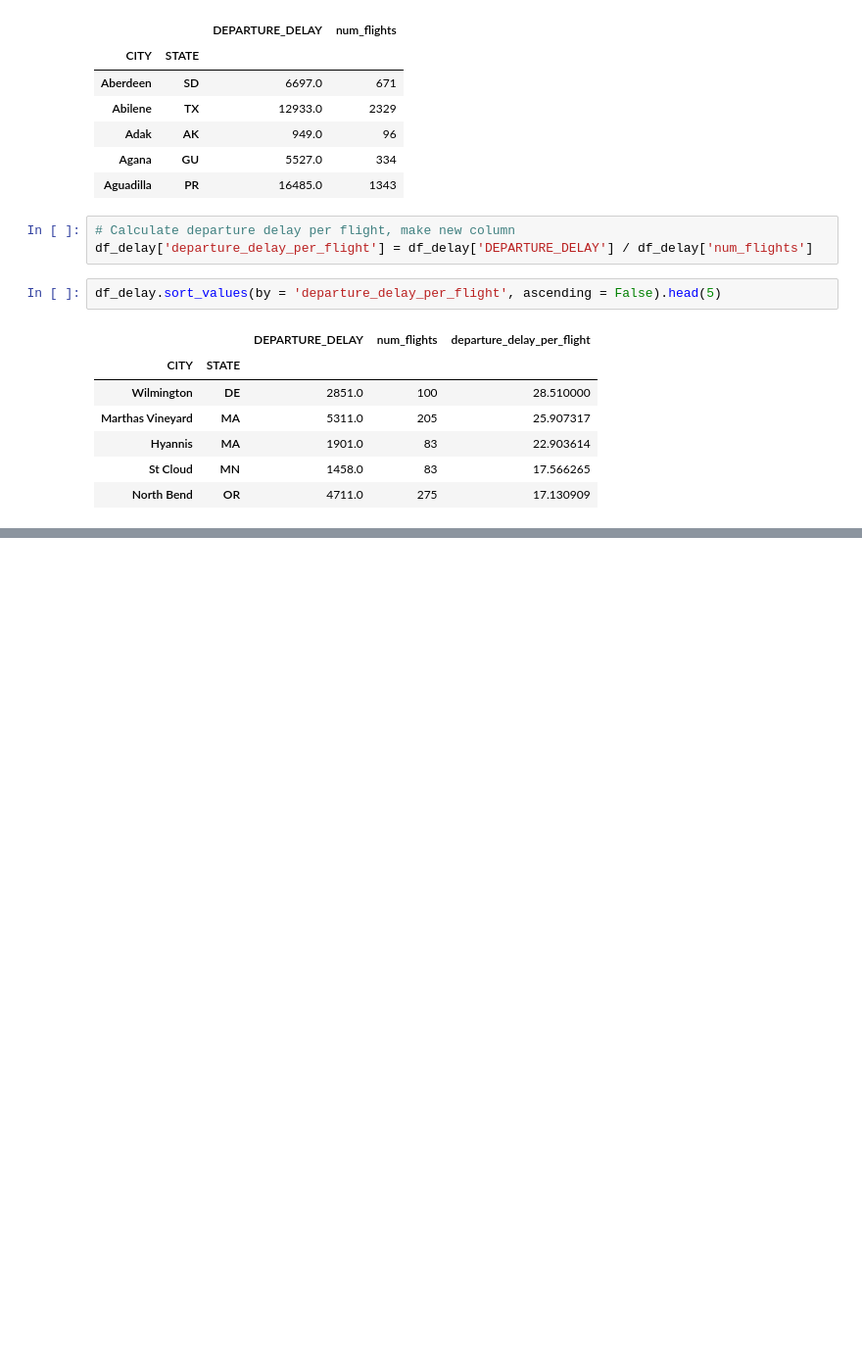
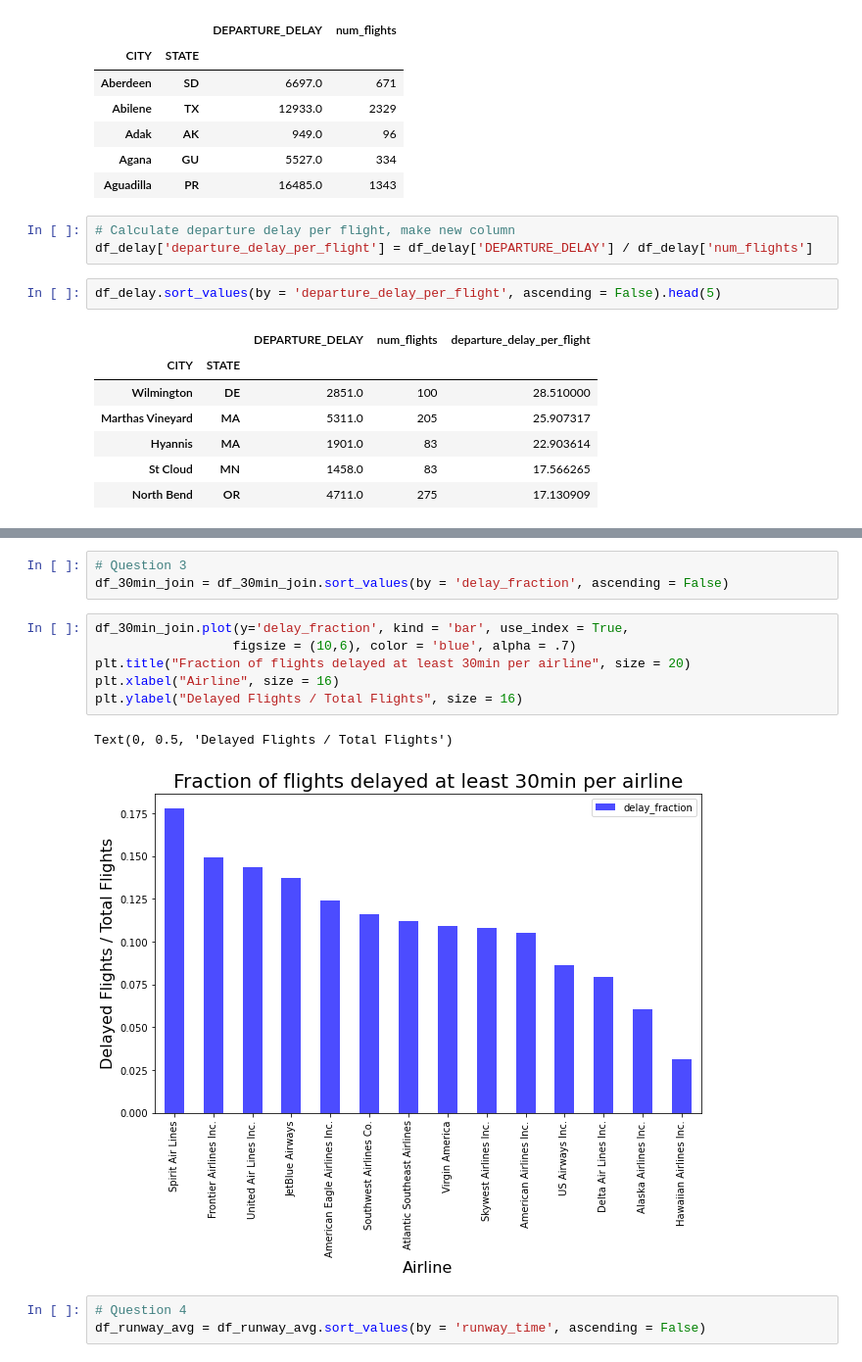
Before and after one commit to EvanMChowdhury/PortfolioProjects, a Jupyter notebook: Pandas_SQL_Flights_Notebook.ipynb, the cells around one changed output, grey strips where cells are left out. Shown: that part at 98% size. Cells and saved outputs as stored; diff of their text form; blank space fills up the shorter version.

```diff
--- a/Pandas_SQL_Flights_Notebook.ipynb
+++ b/Pandas_SQL_Flights_Notebook.ipynb
@@ -792,0 +818,15 @@ df_delay.sort_values(by = 'departure_delay_per_flight', ascending = False).head(
+# %%
+# Question 3
+df_30min_join = df_30min_join.sort_values(by = 'delay_fraction', ascending = False)
+# %%
+df_30min_join.plot(y='delay_fraction', kind = 'bar', use_index = True,
+                  figsize = (10,6), color = 'blue', alpha = .7)
+plt.title("Fraction of flights delayed at least 30min per airline", size = 20)
+plt.xlabel("Airline", size = 16)
+plt.ylabel("Delayed Flights / Total Flights", size = 16)
+# %% [output]
+Text(0, 0.5, 'Delayed Flights / Total Flights')
+[figure, added]
+# %%
+# Question 4
+df_runway_avg = df_runway_avg.sort_values(by = 'runway_time', ascending = False)
```
Also changed, not shown: parts of 24 cells of this notebook.
